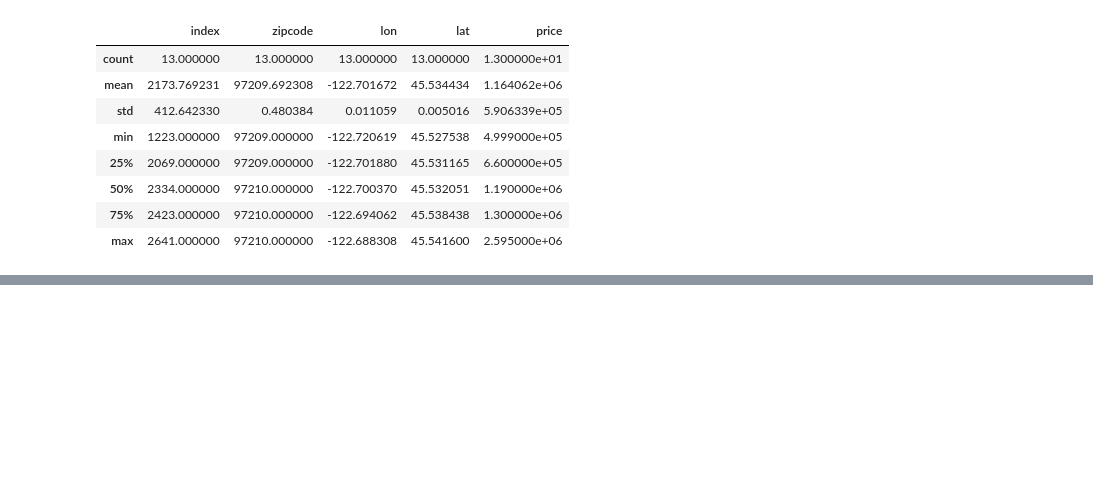
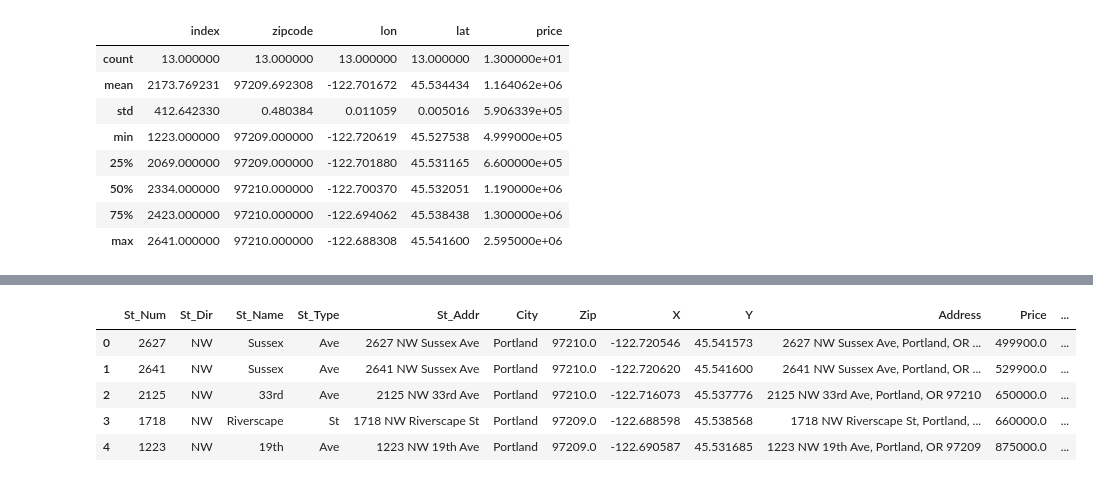
Before and after one commit to listonaj/WEB_SCRAPPING, a Jupyter notebook: Google Colaboratory Notebook/Phase_3_Housing_stats.ipynb, the cells around one changed output, grey strips where cells are left out. Cells and saved outputs as stored; diff of their text form; code cells hidden in the pictures; blank space fills up the shorter version.

```diff
--- a/Google Colaboratory Notebook/Phase_3_Housing_stats.ipynb
+++ b/Google Colaboratory Notebook/Phase_3_Housing_stats.ipynb
@@ -74,0 +168,10 @@ df2.describe()
+# %%
+df_global = pd.read_csv('./Data/port_houses_Base_File_V1_Complete_Data.csv')
+df_global.head()
+# %% [output]
+|  | St_Num | St_Dir | St_Name | St_Type | St_Addr | City | Zip | X | Y | Address | Price | ... |
+| 0 | 2627 | NW | Sussex | Ave | 2627 NW Sussex Ave | Portland | 97210.0 | -122.720546 | 45.541573 | 2627 NW Sussex Ave, Portland, OR ... | 499900.0 | ... |
+| 1 | 2641 | NW | Sussex | Ave | 2641 NW Sussex Ave | Portland | 97210.0 | -122.720620 | 45.541600 | 2641 NW Sussex Ave, Portland, OR ... | 529900.0 | ... |
+| 2 | 2125 | NW | 33rd | Ave | 2125 NW 33rd Ave | Portland | 97210.0 | -122.716073 | 45.537776 | 2125 NW 33rd Ave, Portland, OR 97210 | 650000.0 | ... |
+| 3 | 1718 | NW | Riverscape | St | 1718 NW Riverscape St | Portland | 97209.0 | -122.688598 | 45.538568 | 1718 NW Riverscape St, Portland, ... | 660000.0 | ... |
+| 4 | 1223 | NW | 19th | Ave | 1223 NW 19th Ave | Portland | 97209.0 | -122.690587 | 45.531685 | 1223 NW 19th Ave, Portland, OR 97209 | 875000.0 | ... |
```
Also changed, not shown: parts of 10 cells of this notebook, 6 other files.
